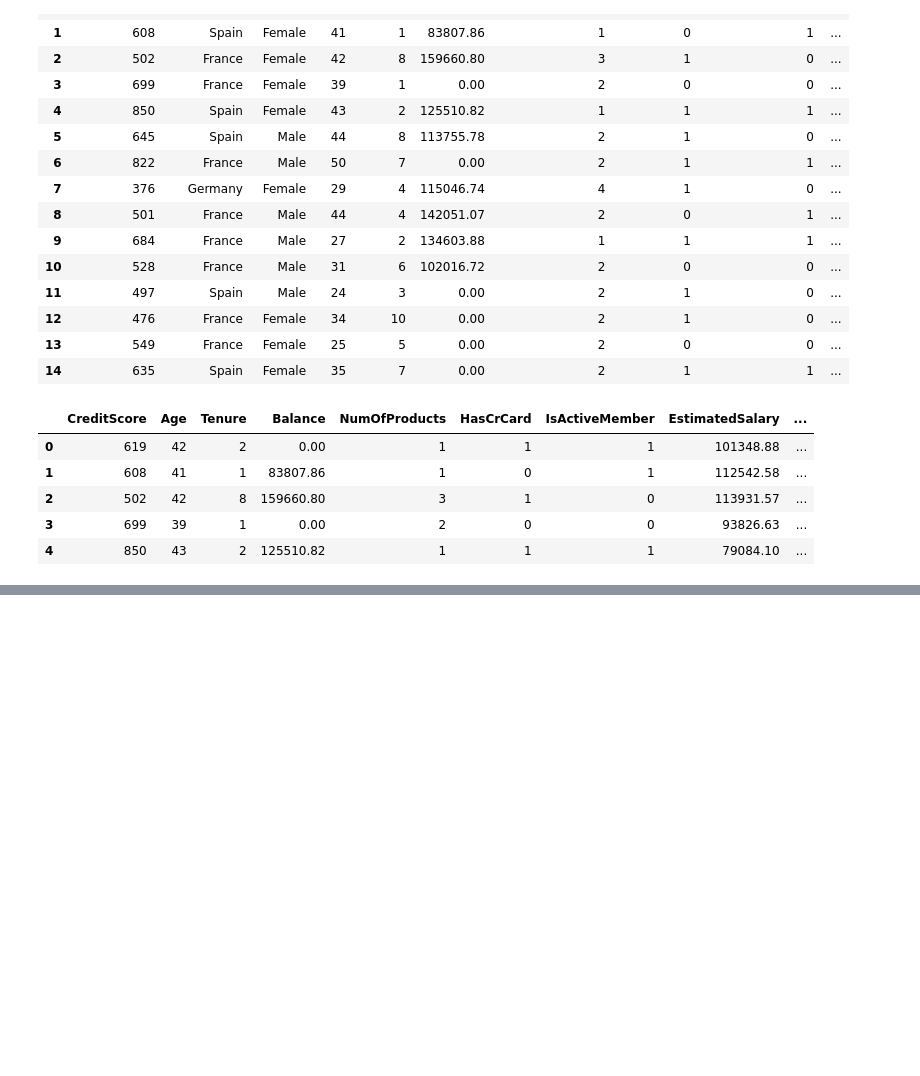
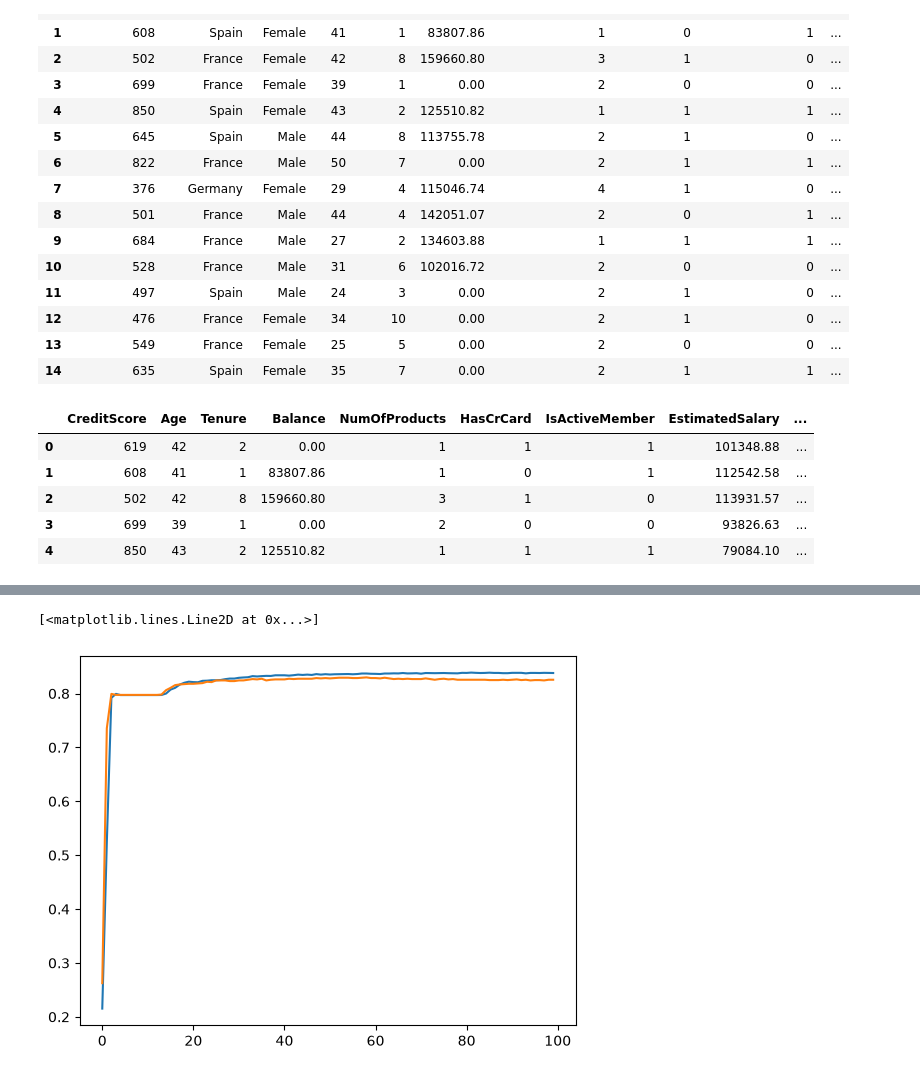
Before and after one commit to SakriyaPyakurel/ML, a Jupyter notebook: supervised_learning/20.ipynb, the cells around one changed output, grey strips where cells are left out. Cells and saved outputs as stored; diff of their text form; code cells hidden in the pictures; blank space fills up the shorter version.

```diff
--- a/supervised_learning/20.ipynb
+++ b/supervised_learning/20.ipynb
@@ -213,0 +223,7 @@ accuracy_score(y_test,y_pred)
+# %%
+# plotting accuracy
+plt.plot(history.history['accuracy'])
+plt.plot(history.history['val_accuracy'])
+# %% [output]
+[<matplotlib.lines.Line2D at 0x...>]
+[figure, added]
```
Also changed, not shown: parts of 8 cells of this notebook, 4 other files.
